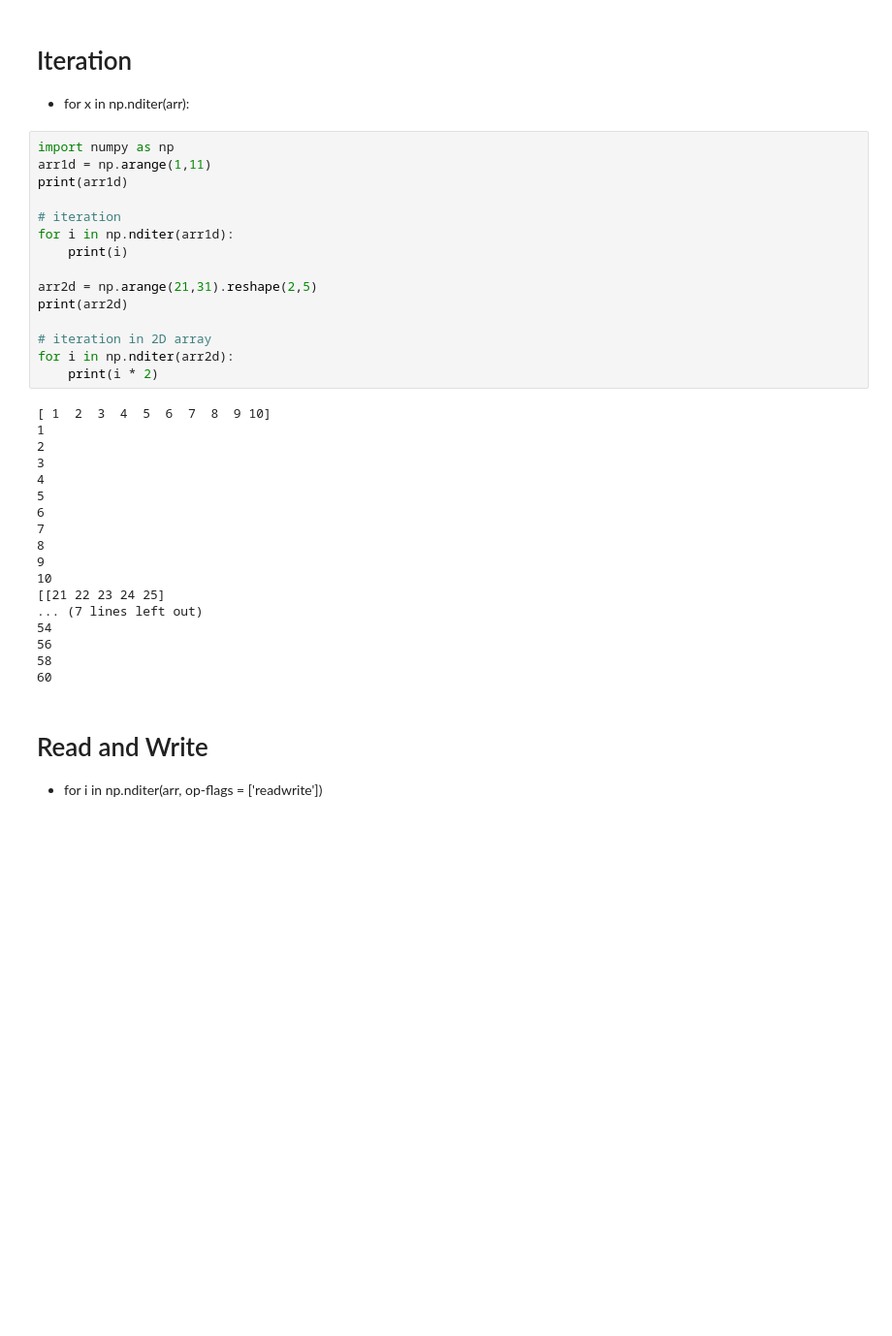
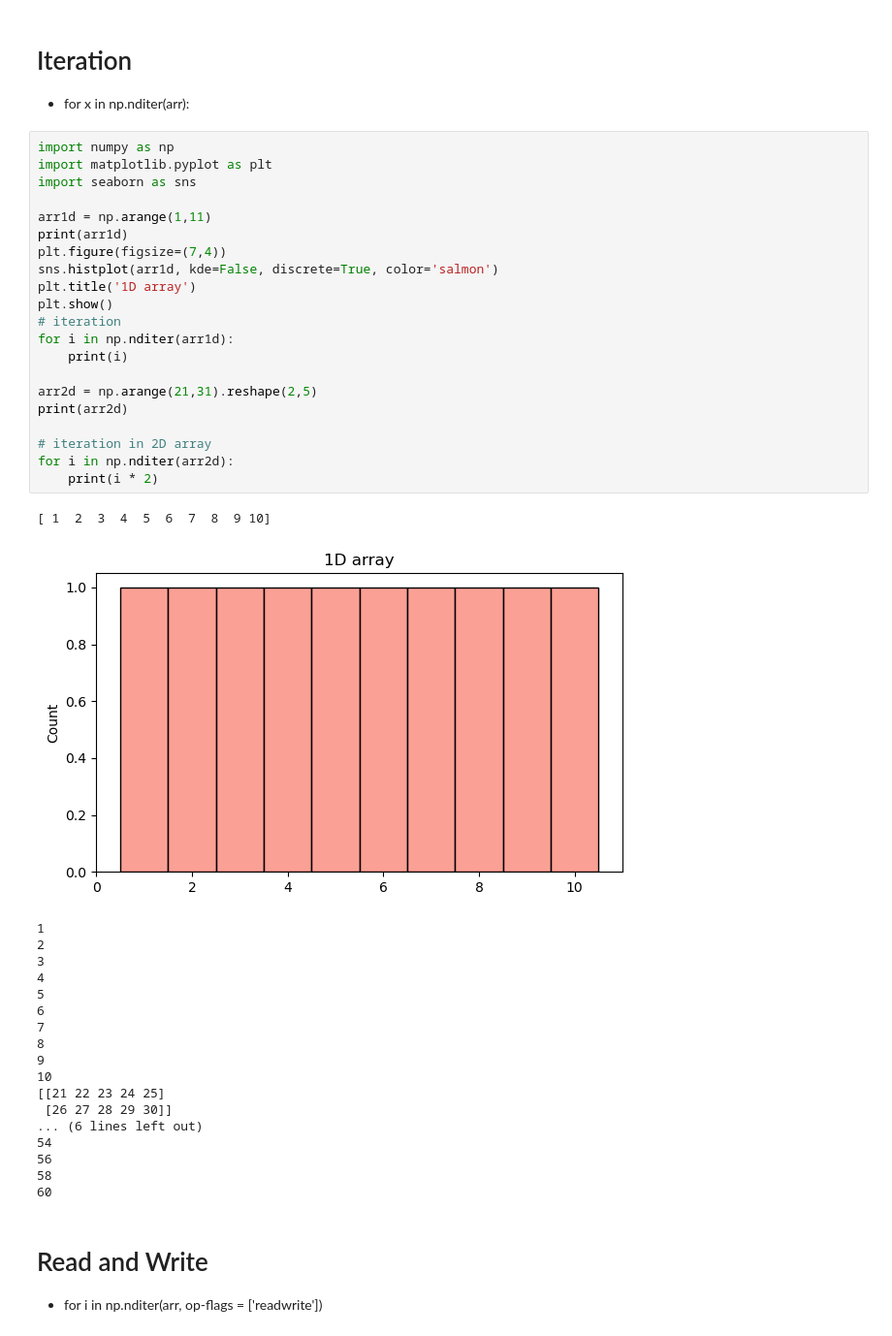
Before and after one commit to Shubham-Jana-Dev/Data-Science, a Jupyter notebook: 2026_06_23_(Numpy_Iteration_and_Random_module)/iteration_and_random_module.ipynb, the cells around one changed output. Shown at 97% size. Cells and saved outputs as stored; diff of their text form; blank space fills up the shorter version.

Commit message:
feat: implement the matplotlib and seaborn to visulise the plots

```diff
--- a/2026_06_23_(Numpy_Iteration_and_Random_module)/iteration_and_random_module.ipynb
+++ b/2026_06_23_(Numpy_Iteration_and_Random_module)/iteration_and_random_module.ipynb
@@ -3,37 +3,45 @@
 * for x in np.nditer(arr):
 # %%
 import numpy as np
+import matplotlib.pyplot as plt
+import seaborn as sns
+
 arr1d = np.arange(1,11)
 print(arr1d)
-
+plt.figure(figsize=(7,4))
+sns.histplot(arr1d, kde=False, discrete=True, color='salmon')
+plt.title('1D array')
+plt.show()
 # iteration
 for i in np.nditer(arr1d):
     print(i)
 
 arr2d = np.arange(21,31).reshape(2,5)
 print(arr2d)
 
 # iteration in 2D array
 for i in np.nditer(arr2d):
     print(i * 2)
 # %% [output]
 [ 1  2  3  4  5  6  7  8  9 10]
-1
-2
-3
-4
-5
-6
-7
-8
-9
-10
-[[21 22 23 24 25]
-... (7 lines left out)
-54
-56
-58
-60
+[figure, added]
+1
+2
+3
+4
+5
+6
+7
+8
+9
+10
+[[21 22 23 24 25]
+ [26 27 28 29 30]]
+... (6 lines left out)
+54
+56
+58
+60
 # %% [markdown]
 # Read and Write
 * for i in np.nditer(arr, op-flags = ['readwrite'])
```
Also changed, not shown: parts of 1 cell of this notebook, 2 other files.
